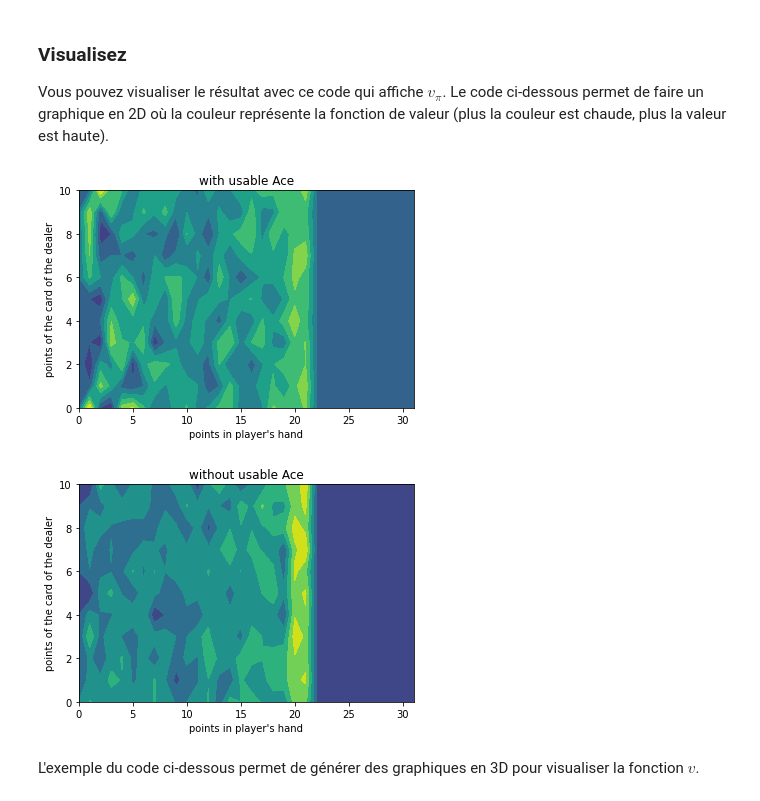
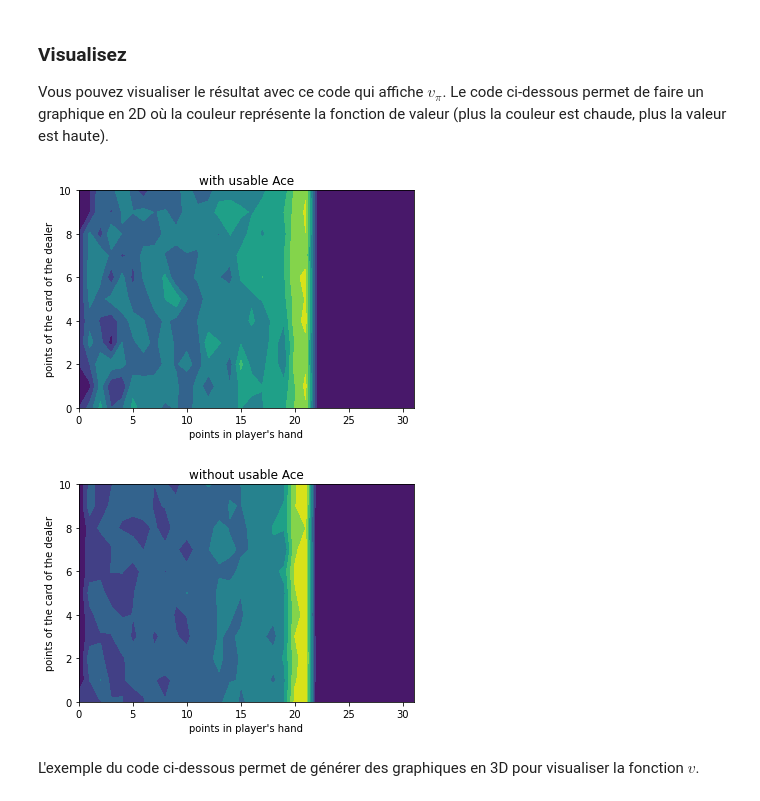
Before and after one commit to OmarKhatib96/IADauphine, a Jupyter notebook: Reinforcement Learning/BlackJackGame_MC.ipynb, the cells around one changed output. Cells and saved outputs as stored; diff of their text form; code cells hidden in the pictures.

Commit message:
MonteCarlo On policy algorithm updated

```diff
--- a/Reinforcement Learning/BlackJackGame_MC.ipynb
+++ b/Reinforcement Learning/BlackJackGame_MC.ipynb
@@ -258,11 +258,6 @@ def monte_carlo_all_visit(iterations):
         #nbr=nbr+1
         index=encode(state_player)
         states_visited[index]==1
-        '''
-        if(nbr==10000):
-          print(index)
-          print(states_visited[index])
-        '''
 
   return result
 # %% [markdown]
@@ -272,34 +267,34 @@ Le code ci-dessous permet de faire un graphique en 2D où la couleur représente
 # %%
 x = np.arange(0,maxSum,1)
 y = np.arange(0,maxOppScore,1)
 # z1 for the states with usable ace
 z1 = np.zeros((maxSum,maxOppScore))
 # z2 for the states without usable ace
 z2 = np.zeros((maxSum,maxOppScore))
 
-q=monte_carlo_all_visit(8000)[1]
+q=monte_carlo_all_visit(100000)[1]
 
 for i in range(maxSum):
   for j in range(maxOppScore):
     index = encode([i,j,True])
     z1[i,j] =  q[index]
     index = encode([i,j,False])
     z2[i,j] =  q[index]
 
 xx, yy = np.meshgrid(x,y)
 h = plt.contourf(x,y,z1[:,:].T)
 plt.title("with usable Ace")
 plt.xlabel("points in player's hand")
 plt.ylabel("points of the card of the dealer")
 plt.show()
 h = plt.contourf(x,y,z2[:,:].T)
 plt.title("without usable Ace")
 plt.xlabel("points in player's hand")
 plt.ylabel("points of the card of the dealer")
 plt.show()
 # %% [output]
-[figure, old version]
+[figure, new version]
-[figure, old version]
+[figure, new version]
 # %% [markdown]
 L'exemple du code ci-dessous permet de générer des graphiques en 3D pour visualiser la fonction $v$.
 # %%
```
Also changed, not shown: parts of 3 cells of this notebook.
